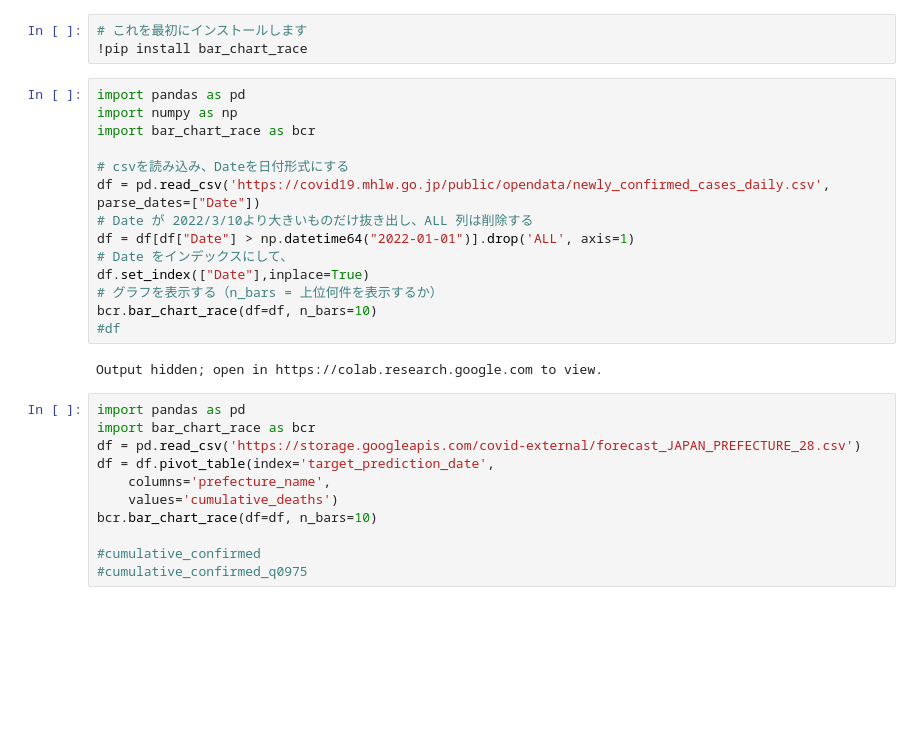
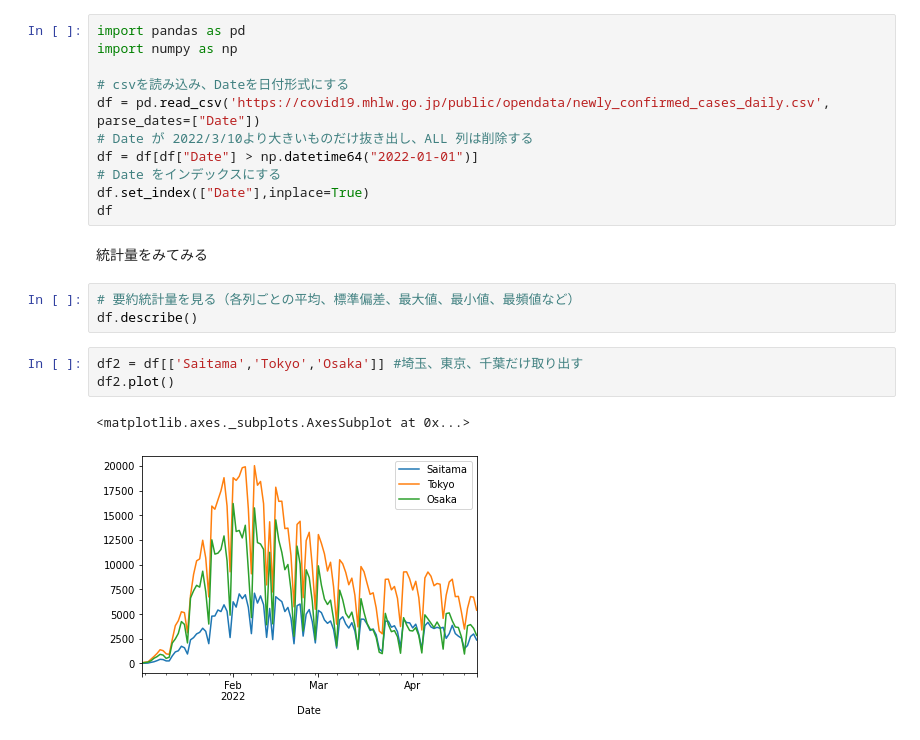
Before and after one commit to koichii/python101, a Jupyter notebook: pandas01.ipynb, the cells around one changed output. Saved outputs shown, nothing was run; the diff lists cells and outputs as text; blank space fills up the shorter version.

Commit message:
update pandas

```diff
--- a/pandas01.ipynb
+++ b/pandas01.ipynb
@@ -26,31 +17,23 @@ https://www.mhlw.go.jp/stf/covid-19/open-data.html
 https://covid19.mhlw.go.jp/public/opendata/newly_confirmed_cases_daily.csv
-# %%
-# これを最初にインストールします
-!pip install bar_chart_race
 # %%
 import pandas as pd
 import numpy as np
-import bar_chart_race as bcr
 
 # csvを読み込み、Dateを日付形式にする
 df = pd.read_csv('https://covid19.mhlw.go.jp/public/opendata/newly_confirmed_cases_daily.csv', parse_dates=["Date"])
 # Date が 2022/3/10より大きいものだけ抜き出し、ALL 列は削除する
-df = df[df["Date"] > np.datetime64("2022-01-01")].drop('ALL', axis=1)
-# Date をインデックスにして、
+df = df[df["Date"] > np.datetime64("2022-01-01")]
+# Date をインデックスにする
 df.set_index(["Date"],inplace=True)
-# グラフを表示する（n_bars = 上位何件を表示するか）
-bcr.bar_chart_race(df=df, n_bars=10)
-#df
+df
-# %% [output]
-Output hidden; open in https://colab.research.google.com to view.
-# %%
-import pandas as pd
-import bar_chart_race as bcr
-df = pd.read_csv('https://storage.googleapis.com/covid-external/forecast_JAPAN_PREFECTURE_28.csv')
-df = df.pivot_table(index='target_prediction_date',
-    columns='prefecture_name',
-    values='cumulative_deaths')
-bcr.bar_chart_race(df=df, n_bars=10)
-
-#cumulative_confirmed
-#cumulative_confirmed_q0975
+# %% [markdown]
+統計量をみてみる
+# %%
+# 要約統計量を見る（各列ごとの平均、標準偏差、最大値、最小値、最頻値など）
+df.describe()
+# %%
+df2 = df[['Saitama','Tokyo','Osaka']] #埼玉、東京、千葉だけ取り出す
+df2.plot()
+# %% [output]
+<matplotlib.axes._subplots.AxesSubplot at 0x...>
+[figure, added]
```
Also changed, not shown: parts of 14 cells of this notebook.
